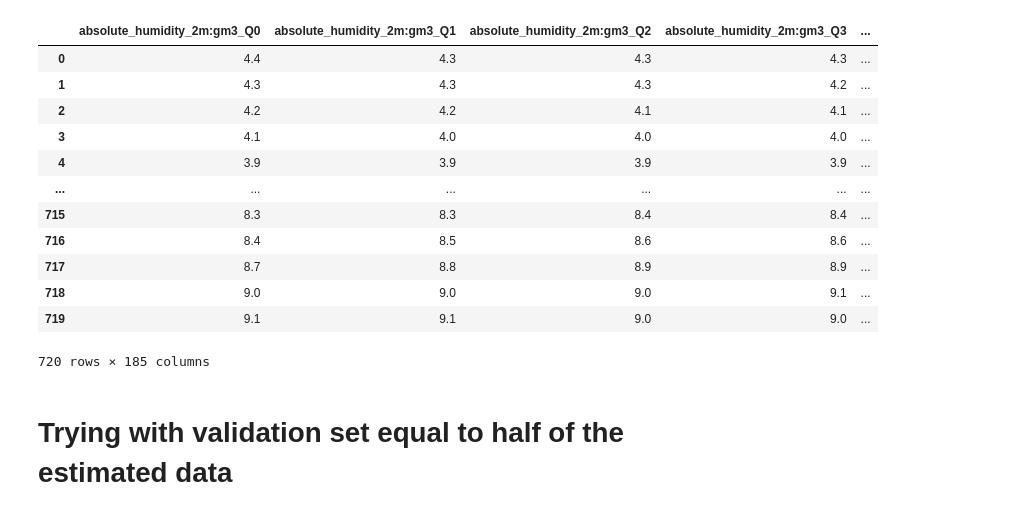
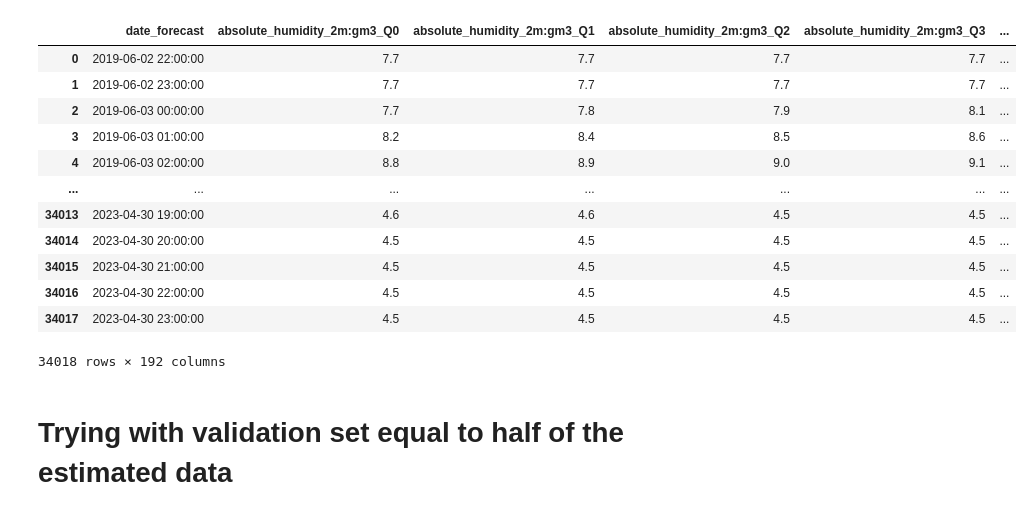
Before and after one commit to henningolweus/MLprosjekt, a Jupyter notebook: data/autogluon_quarterly_a.ipynb, the cells around one changed output. Saved outputs shown, nothing was run; the diff lists cells and outputs as text; code cells hidden in the pictures.

```diff
--- a/data/autogluon_quarterly_a.ipynb
+++ b/data/autogluon_quarterly_a.ipynb
@@ -36,25 +36,25 @@ x_train_a
 # %%
 x_train_a_combined = x_train_a.merge(y_train_a, left_on='date_forecast', right_on='time', how='left')
 x_train_a_combined['observed'] = x_train_a_combined['calc_year'].isna().astype(int)
-train_data_a = x_train_a_combined.drop(['time', 'calc_year', 'calc_month', 'calc_day', 'calc_hour','snow_density:kgm3_Q0','snow_density:kgm3_Q1','snow_density:kgm3_Q2','snow_density:kgm3_Q3'], axis = 1)
+train_data_a = x_train_a_combined.drop(['date_forecast','time', 'calc_year', 'calc_month', 'calc_day', 'calc_hour','snow_density:kgm3_Q0','snow_density:kgm3_Q1','snow_density:kgm3_Q2','snow_density:kgm3_Q3'], axis = 1)
 x_test_a['observed'] = x_test_a['calc_year'].isna().astype(int)
 test_data_a = x_test_a.drop([ 'calc_year', 'calc_month', 'calc_day', 'calc_hour','date_forecast','location'], axis = 1)
-# %%
-test_data_a
-# %% [output]
-|  | absolute_humidity_2m:gm3_Q0 | absolute_humidity_2m:gm3_Q1 | absolute_humidity_2m:gm3_Q2 | absolute_humidity_2m:gm3_Q3 | ... |
-| 0 | 4.4 | 4.3 | 4.3 | 4.3 | ... |
-| 1 | 4.3 | 4.3 | 4.3 | 4.2 | ... |
-| 2 | 4.2 | 4.2 | 4.1 | 4.1 | ... |
-| 3 | 4.1 | 4.0 | 4.0 | 4.0 | ... |
-| 4 | 3.9 | 3.9 | 3.9 | 3.9 | ... |
-| ... | ... | ... | ... | ... | ... |
-| 715 | 8.3 | 8.3 | 8.4 | 8.4 | ... |
-| 716 | 8.4 | 8.5 | 8.6 | 8.6 | ... |
-| 717 | 8.7 | 8.8 | 8.9 | 8.9 | ... |
-| 718 | 9.0 | 9.0 | 9.0 | 9.1 | ... |
-| 719 | 9.1 | 9.1 | 9.0 | 9.0 | ... |
-720 rows × 185 columns
+# %%
+train_data_a
+# %% [output]
+|  | date_forecast | absolute_humidity_2m:gm3_Q0 | absolute_humidity_2m:gm3_Q1 | absolute_humidity_2m:gm3_Q2 | absolute_humidity_2m:gm3_Q3 | ... |
+| 0 | 2019-06-02 22:00:00 | 7.7 | 7.7 | 7.7 | 7.7 | ... |
+| 1 | 2019-06-02 23:00:00 | 7.7 | 7.7 | 7.7 | 7.7 | ... |
+| 2 | 2019-06-03 00:00:00 | 7.7 | 7.8 | 7.9 | 8.1 | ... |
+| 3 | 2019-06-03 01:00:00 | 8.2 | 8.4 | 8.5 | 8.6 | ... |
+| 4 | 2019-06-03 02:00:00 | 8.8 | 8.9 | 9.0 | 9.1 | ... |
+| ... | ... | ... | ... | ... | ... | ... |
+| 34013 | 2023-04-30 19:00:00 | 4.6 | 4.6 | 4.5 | 4.5 | ... |
+| 34014 | 2023-04-30 20:00:00 | 4.5 | 4.5 | 4.5 | 4.5 | ... |
+| 34015 | 2023-04-30 21:00:00 | 4.5 | 4.5 | 4.5 | 4.5 | ... |
+| 34016 | 2023-04-30 22:00:00 | 4.5 | 4.5 | 4.5 | 4.5 | ... |
+| 34017 | 2023-04-30 23:00:00 | 4.5 | 4.5 | 4.5 | 4.5 | ... |
+34018 rows × 192 columns
 # %% [markdown]
 # Trying with validation set equal to half of the estimated data
 # %%
```
Also changed, not shown: parts of 3 cells of this notebook, 2 other files.
